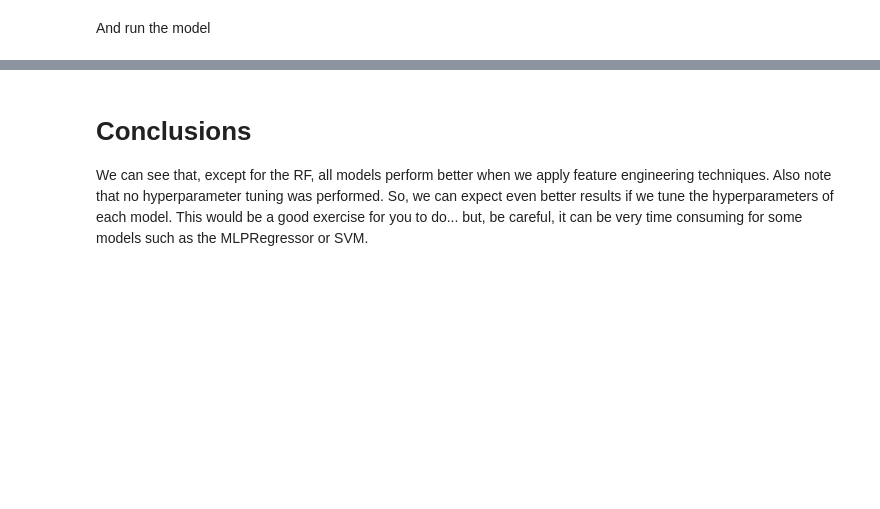
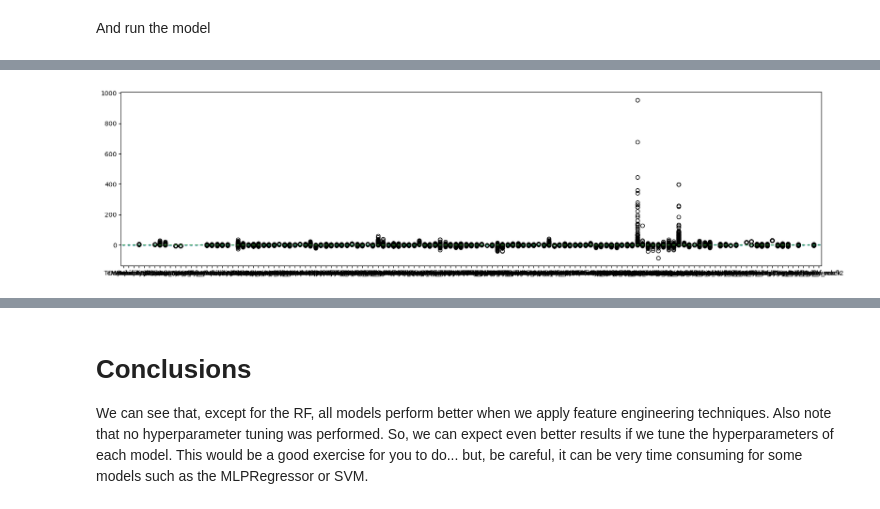
Before and after one commit to pedrojscardoso/MEEC_ISE_UAlg_Machine_learning, a Jupyter notebook: 3-ML/13-Feature_engineering_regressao.ipynb, the cells around one changed output, grey strips where cells are left out. Saved outputs shown, nothing was run; the diff lists cells and outputs as text; code cells hidden in the pictures; blank space fills up the shorter version.

```diff
--- a/3-ML/13-Feature_engineering_regressao.ipynb
+++ b/3-ML/13-Feature_engineering_regressao.ipynb
@@ -395,0 +450,20 @@ all_scores.plot(figsize=(20,8))
+# %%
+# get X and y
+X, y = get_X_and_y(df)
+
+# set and fit the scaler
+standard_scaler = StandardScaler().fit(X)
+
+# normalize the data
+df_std = pd.DataFrame(standard_scaler.transform(X), columns = X.columns)
+
+# set and fit the scaler
+poly = PolynomialFeatures(degree=2, include_bias=False).fit(df_std)
+
+df_std_poly = pd.DataFrame(poly.transform(df_std), columns = poly.get_feature_names_out(df_std.columns))
+
+df_std_poly.plot(kind='box', figsize=(20,5))
+
+df_std_poly['Rented Bike Count'] = y
+# %% [output]
+[figure, added]
```
Also changed, not shown: parts of 11 cells of this notebook.
